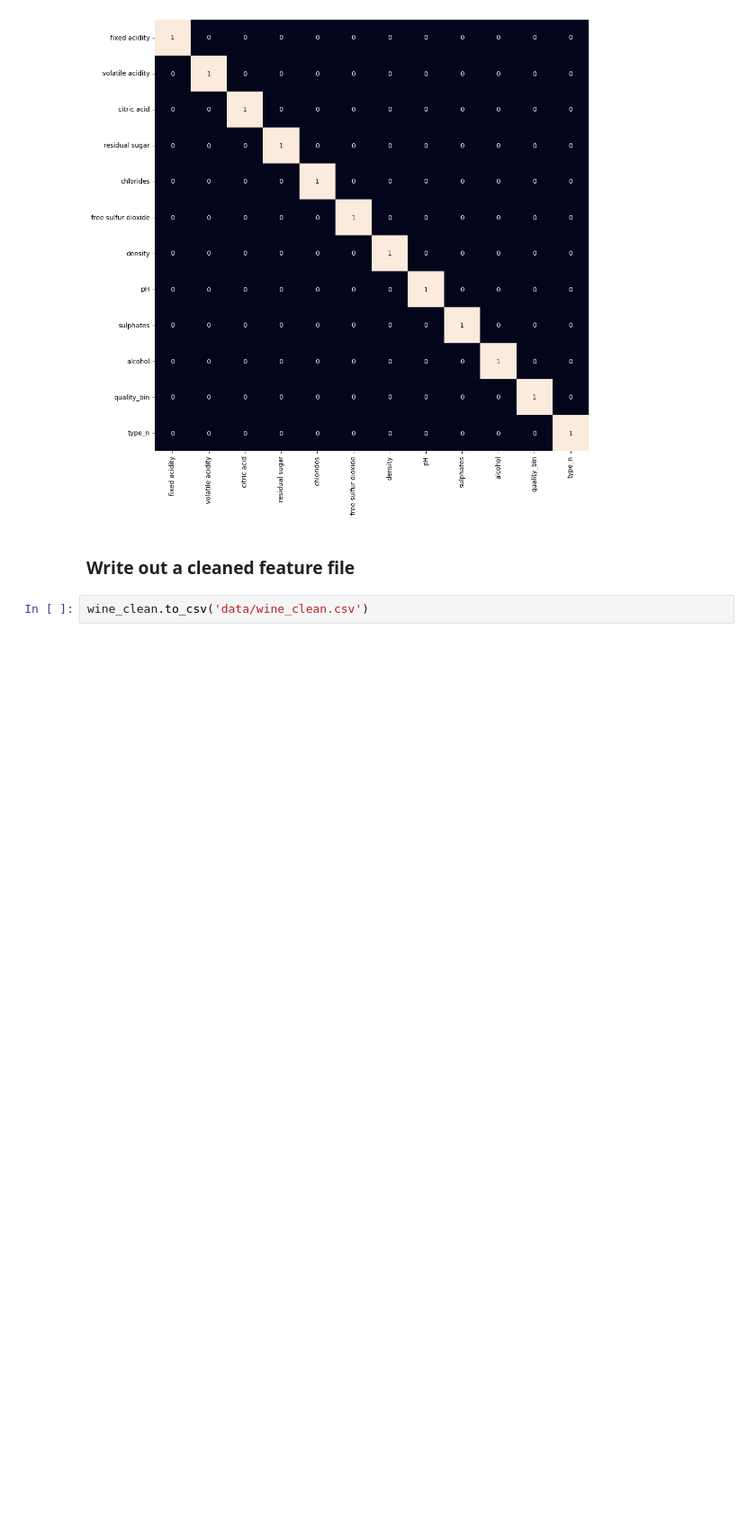
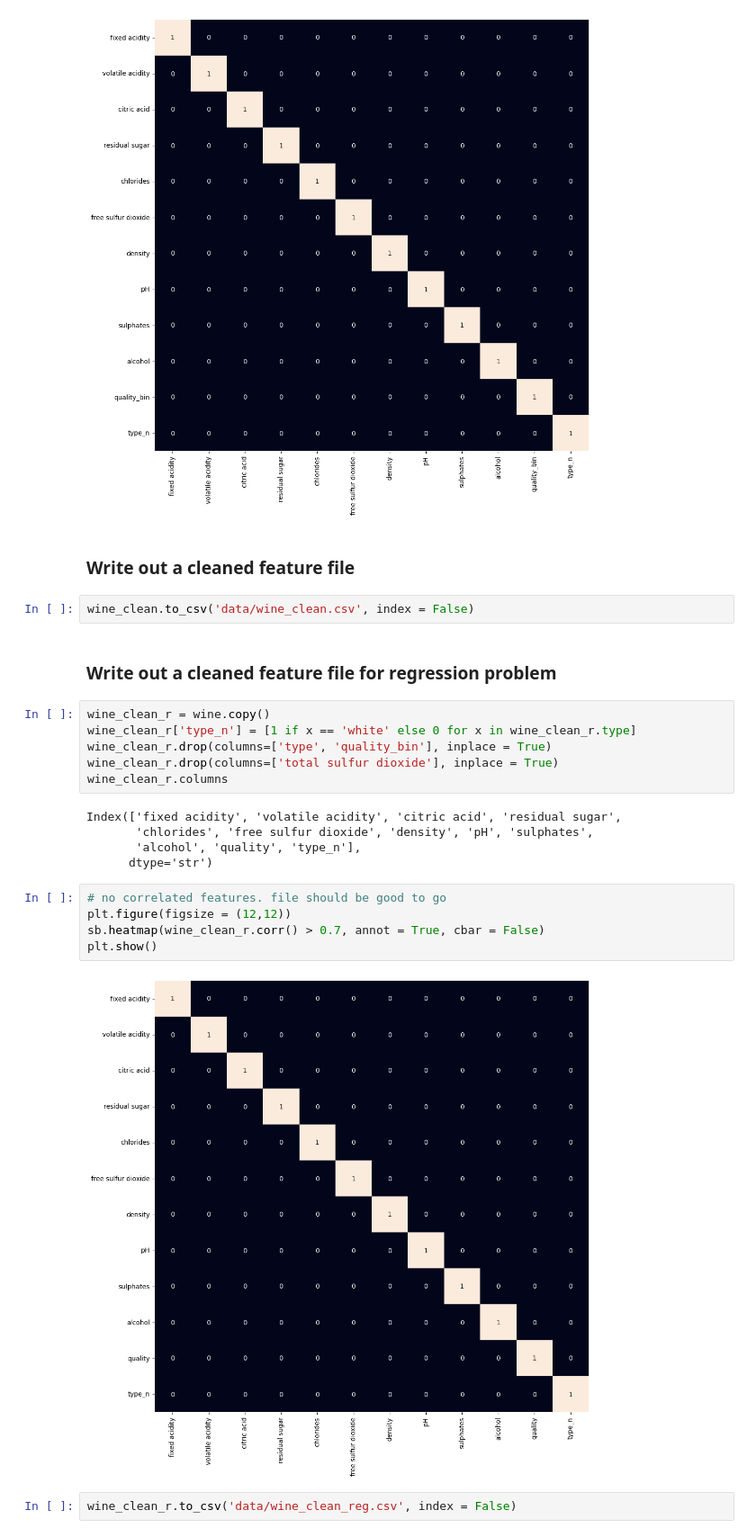
Before and after one commit to sarah-innis/predicting-wine-quality, a Jupyter notebook: data_analysis.ipynb, the cells around one changed output. Shown at 90% size. Saved outputs shown, nothing was run; the diff lists cells and outputs as text; blank space fills up the shorter version.

Commit message:
finished regression

```diff
--- a/data_analysis.ipynb
+++ b/data_analysis.ipynb
@@ -178,4 +178,26 @@ plt.show()
 # %% [markdown]
 ### Write out a cleaned feature file
 # %%
-wine_clean.to_csv('data/wine_clean.csv')
+wine_clean.to_csv('data/wine_clean.csv', index = False)
+# %% [markdown]
+### Write out a cleaned feature file for regression problem
+# %%
+wine_clean_r = wine.copy()
+wine_clean_r['type_n'] = [1 if x == 'white' else 0 for x in wine_clean_r.type]
+wine_clean_r.drop(columns=['type', 'quality_bin'], inplace = True)
+wine_clean_r.drop(columns=['total sulfur dioxide'], inplace = True)
+wine_clean_r.columns
+# %% [output]
+Index(['fixed acidity', 'volatile acidity', 'citric acid', 'residual sugar',
+       'chlorides', 'free sulfur dioxide', 'density', 'pH', 'sulphates',
+       'alcohol', 'quality', 'type_n'],
+      dtype='str')
+# %%
+# no correlated features. file should be good to go
+plt.figure(figsize = (12,12))
+sb.heatmap(wine_clean_r.corr() > 0.7, annot = True, cbar = False)
+plt.show()
+# %% [output]
+[figure, added]
+# %%
+wine_clean_r.to_csv('data/wine_clean_reg.csv', index = False)
```
Also changed, not shown: 5 other files.
